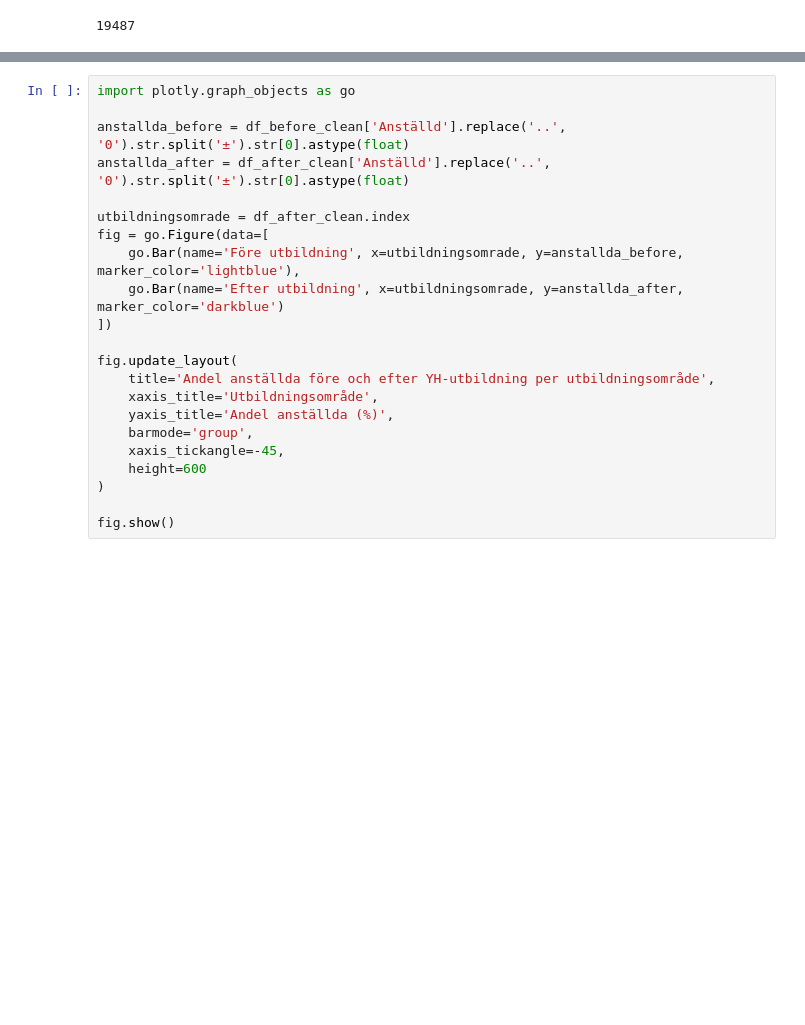
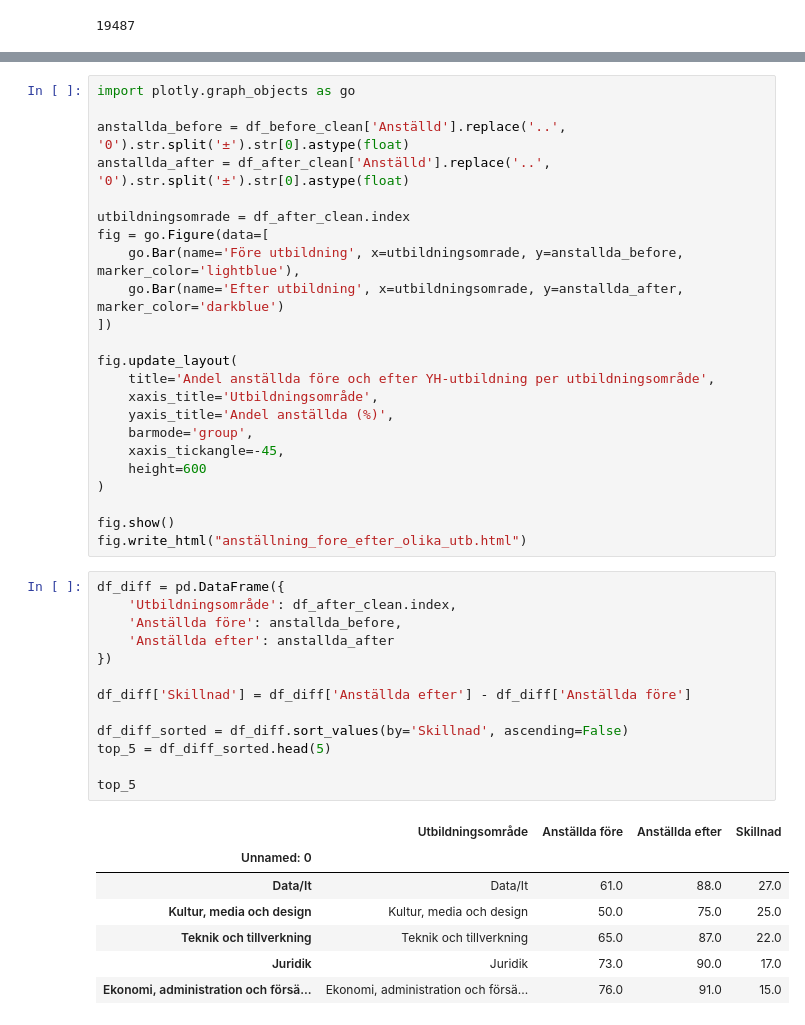
Before and after one commit to AlejandroHiroshima/Data_visualisation_grupp8, a Jupyter notebook: explorations/eda_alexander.ipynb, the cells around one changed output, grey strips where cells are left out. Saved outputs shown, nothing was run; the diff lists cells and outputs as text; blank space fills up the shorter version.

```diff
--- a/explorations/eda_alexander.ipynb
+++ b/explorations/eda_alexander.ipynb
@@ -130,3 +129,25 @@ fig.update_layout(
 )
 
 fig.show()
+fig.write_html("anställning_fore_efter_olika_utb.html")
+# %%
+df_diff = pd.DataFrame({
+    'Utbildningsområde': df_after_clean.index,
+    'Anställda före': anstallda_before,
+    'Anställda efter': anstallda_after
+})
+
+df_diff['Skillnad'] = df_diff['Anställda efter'] - df_diff['Anställda före']
+
+df_diff_sorted = df_diff.sort_values(by='Skillnad', ascending=False)
+top_5 = df_diff_sorted.head(5)
+
+top_5
+# %% [output]
+|  | Utbildningsområde | Anställda före | Anställda efter | Skillnad |
+| Unnamed: 0 |  |  |  |  |
+| Data/It | Data/It | 61.0 | 88.0 | 27.0 |
+| Kultur, media och design | Kultur, media och design | 50.0 | 75.0 | 25.0 |
+| Teknik och tillverkning | Teknik och tillverkning | 65.0 | 87.0 | 22.0 |
+| Juridik | Juridik | 73.0 | 90.0 | 17.0 |
+| Ekonomi, administration och försä... | Ekonomi, administration och försä... | 76.0 | 91.0 | 15.0 |
```
Also changed, not shown: parts of 2 cells of this notebook, 2 other files.
